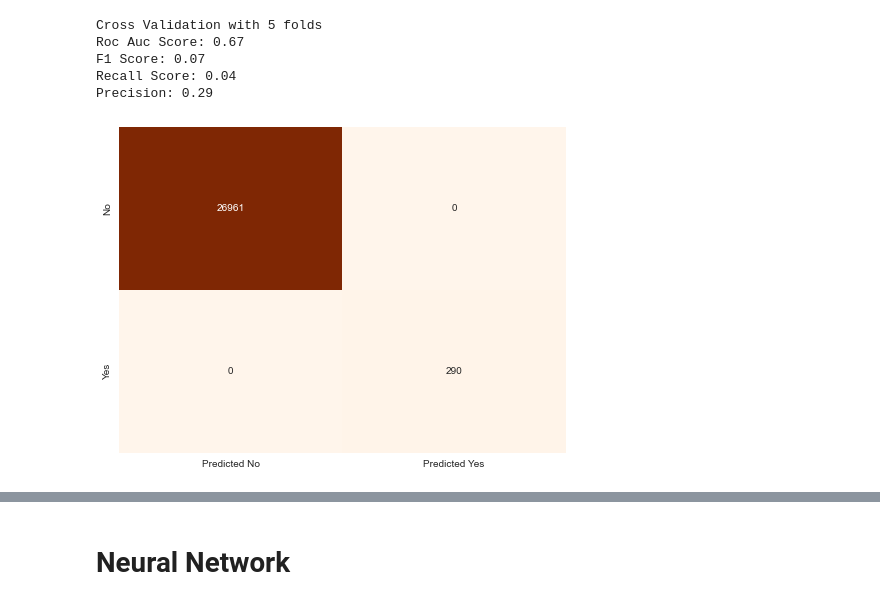
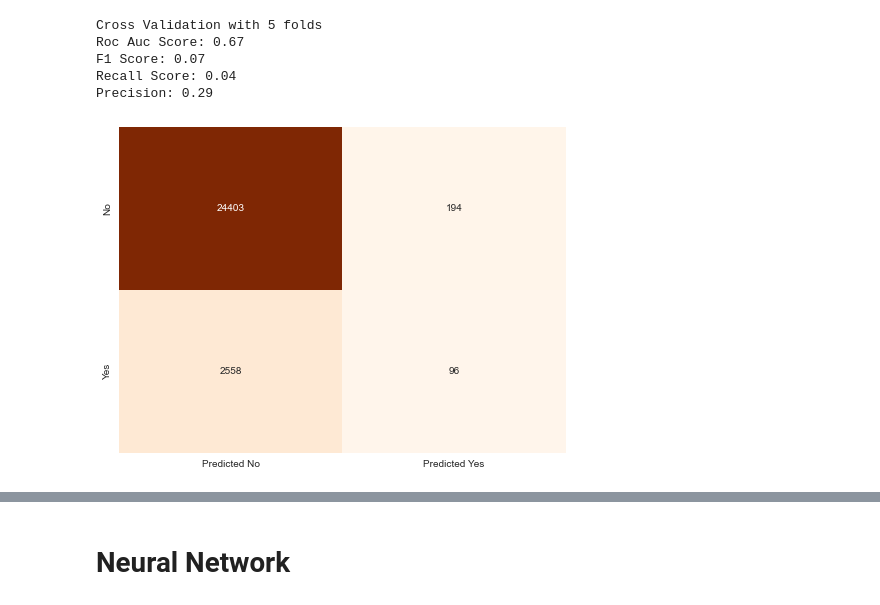
Before and after one commit to Sannan-Uzair/Nasa-Earth-Object-, a Jupyter notebook: detection.ipynb, the cells around one changed output, grey strips where cells are left out. Drawn from its saved outputs; the diff is of its cells as text; code cells hidden in the pictures.

```diff
--- a/detection.ipynb
+++ b/detection.ipynb
@@ -301,6 +368,6 @@ plt.show()
 # %%
 nb = GaussianNB()
 nb.fit(X_train, y_train)
-y_pred = nb.predict(X_test)
+nb_pred = nb.predict(X_test)
 y_probs = nb.predict_proba(X_test)[:,1]
 # %%
@@ -342,11 +409,11 @@ Recall Score: 0.04
 Precision: 0.29
 # %%
 plt.figure(figsize =(8,6))
-cm3 = confusion_matrix(y_test, y_pred)
+cm3 = confusion_matrix(y_test, nb_pred)
 sns.heatmap(cm3, annot = True, cbar = False, fmt = 'd', cmap = "Oranges", xticklabels = ["Predicted No", "Predicted Yes"], yticklabels=["No", "Yes"])
 plt.show()
 # %% [output]
-[figure, old version]
+[figure, new version]
 # %%
 fpr, tpr, thresholds = roc_curve(y_test, y_probs)
 roc_auc = auc(fpr, tpr)
```
Also changed, not shown: parts of 36 cells of this notebook.
